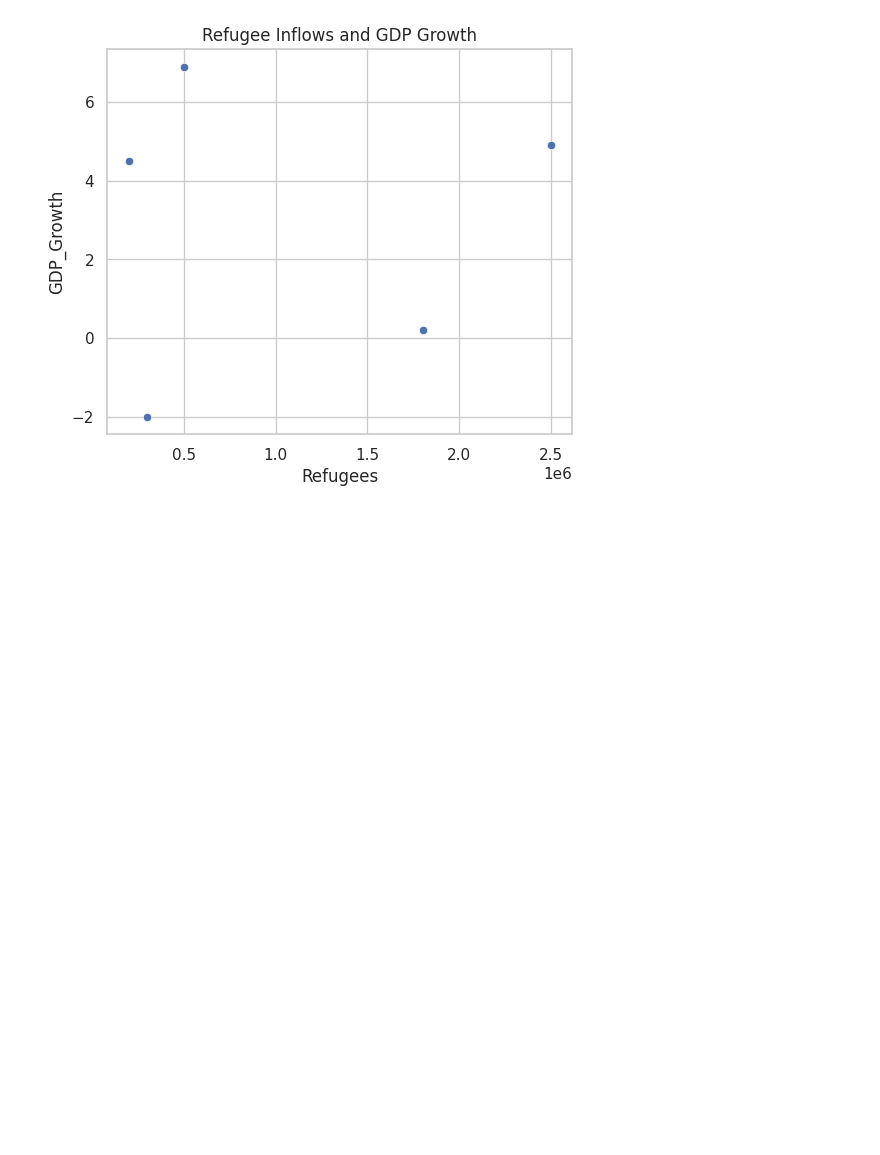
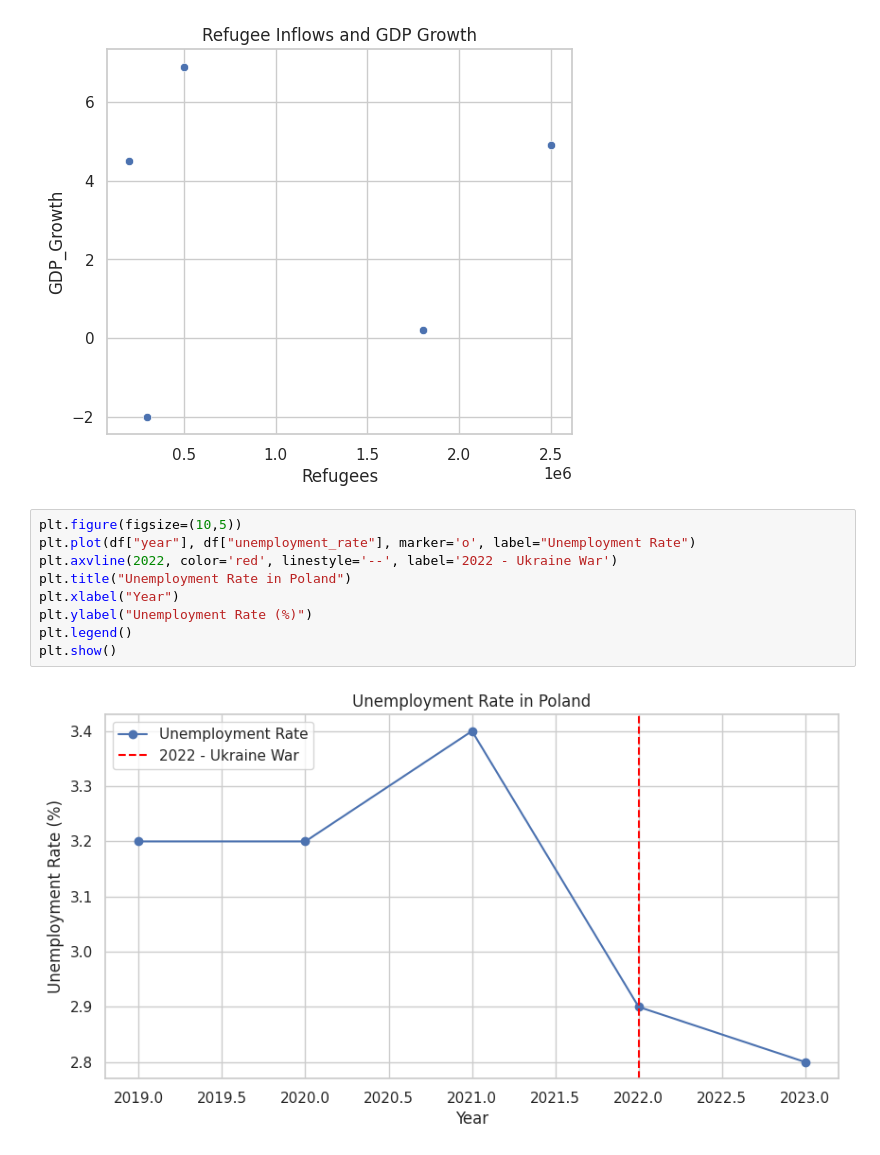
Before and after one commit to sarasiarek-coder/Poland-economy-refugees-analysis-, a Jupyter notebook: notebooks/poland_ukraine_war_analysis.ipynb, the cells around one changed output. Drawn from its saved outputs; the diff is of its cells as text; blank space fills up the shorter version.

```diff
--- a/notebooks/poland_ukraine_war_analysis.ipynb
+++ b/notebooks/poland_ukraine_war_analysis.ipynb
@@ -76,3 +125,14 @@ plt.title("Refugee Inflows and GDP Growth")
 plt.show()
 # %% [output]
 [figure]
+# %%
+plt.figure(figsize=(10,5))
+plt.plot(df["year"], df["unemployment_rate"], marker='o', label="Unemployment Rate")
+plt.axvline(2022, color='red', linestyle='--', label='2022 - Ukraine War')
+plt.title("Unemployment Rate in Poland")
+plt.xlabel("Year")
+plt.ylabel("Unemployment Rate (%)")
+plt.legend()
+plt.show()
+# %% [output]
+[figure, added]
```
Also changed, not shown: parts of 8 cells of this notebook.
